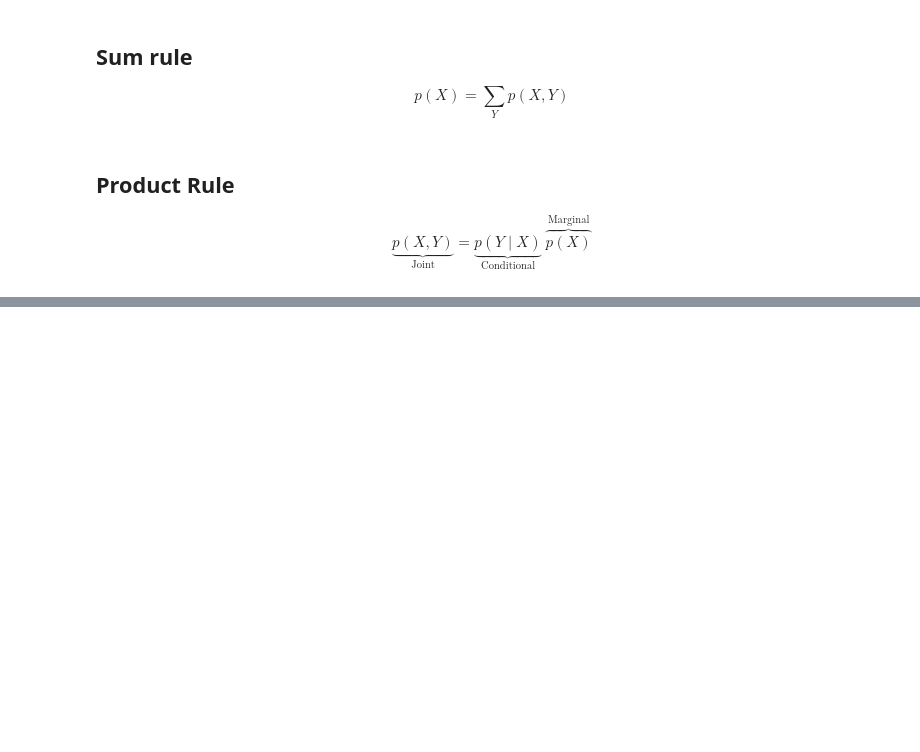
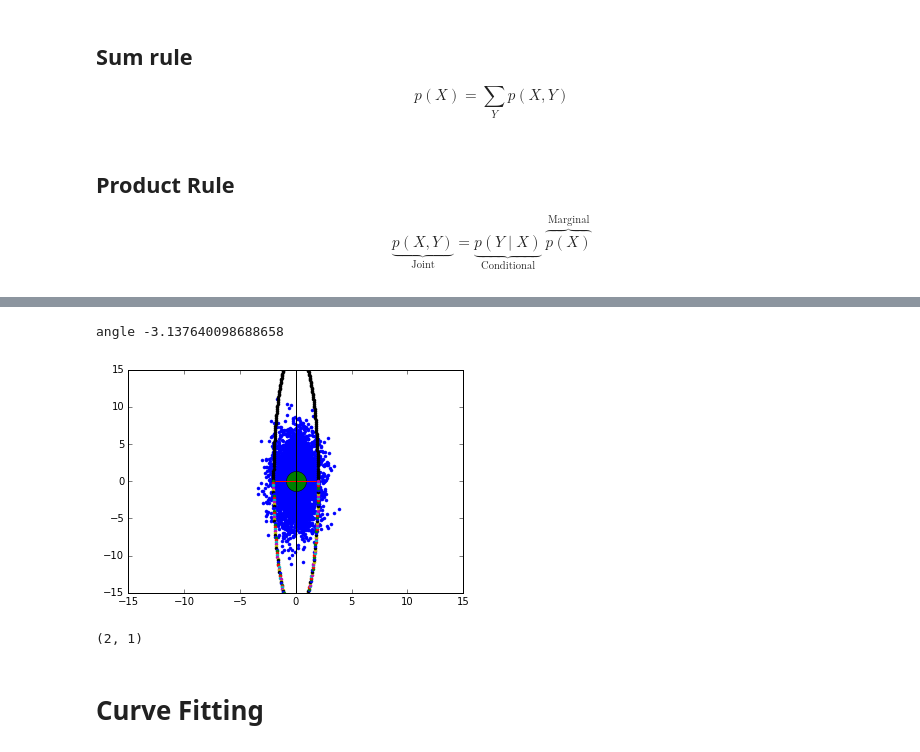
Before and after one commit to john-von-seneca/ml-and-what-not, a Jupyter notebook: void-main/introduction/2-probability-theory.ipynb, the cells around one changed output, grey strips where cells are left out. Saved outputs shown, nothing was run; the diff lists cells and outputs as text; code cells hidden in the pictures; blank space fills up the shorter version.

```diff
--- a/void-main/introduction/2-probability-theory.ipynb
+++ b/void-main/introduction/2-probability-theory.ipynb
@@ -195,3 +204,10 @@ $$
 \underbrace{p(Y \mid X)}_{\text{Conditional}}
 ~\overbrace{p(X)}^{\text{Marginal}}
 $$
+# %%
+def make_equal_plot():
+    x_lim = plt.xlim()
+    y_lim = plt.ylim()
+    new_lim = [min(x_lim[0],y_lim[0]), max(x_lim[1], y_lim[1])]
+    plt.xlim(new_lim)
+    plt.ylim(new_lim)
@@ -197,0 +319,18 @@ $$
+# %%
+m = [0, 0]
+cov = [[1,2],[2,9]]
+x = np.random.multivariate_normal(m, cov, 5*10**3)
+print(x.shape)
+
+# find the mean of the points
+mean_sample = np.mean(x,0)
+cov_sample = np.cov(x.T)
+print('sample covariance')
+print(cov_sample)
+print(np.linalg.inv(cov_sample))
+evals, evectors = np.linalg.eig(cov_sample)
+print('evals',evals)
+print('eigen vectors')
+print(evectors)
+print(evectors.shape)
+print(type(evectors))
@@ -197,0 +390,11 @@ $$
+# %%
+plt.plot(x[:,0], x[:,1],'.')
+make_equal_plot()
+
+plt.plot(mean_sample[0], mean_sample[1], 'og', MarkerSize=20)
+plot_ellipse(a=1, b=9, angle=0, scaling=2)
+print('angle', find_angle_vector(evectors[:,0]))
+plt.show()
+# %% [output]
+angle -3.137640098688658
+[figure, added]
@@ -197,0 +404,8 @@ $$
+# %%
+a= [[1,2],[3,4]]
+np.matrix(a)[:,1].shape
+# %% [output]
+(2, 1)
+# %% [markdown]
+Curve Fitting
+===============
```
Also changed, not shown: parts of 32 cells of this notebook, 1 other file.
